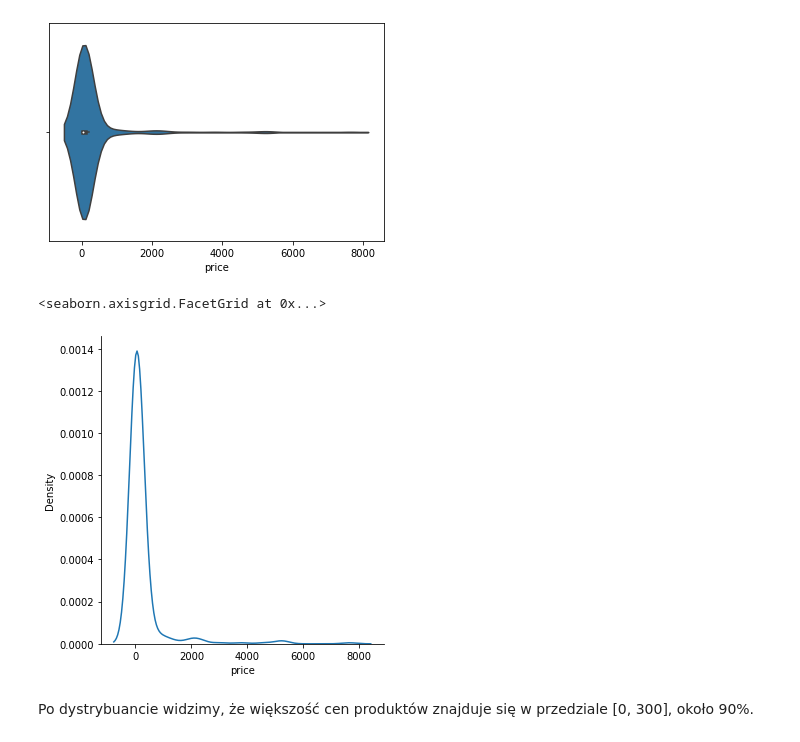
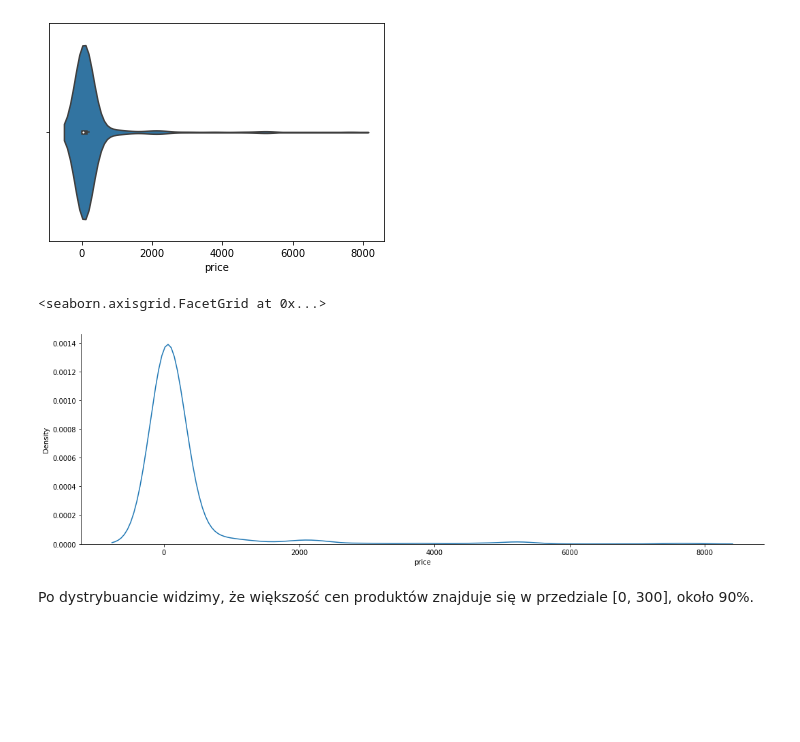
Before and after one commit to jakubZiel/AI-Engineering, a Jupyter notebook: notebooks/data_analysis.ipynb, the cells around one changed output. Saved outputs shown, nothing was run; the diff lists cells and outputs as text; code cells hidden in the pictures; blank space fills up the shorter version.

Commit message:
aggregated data analysis

```diff
--- a/notebooks/data_analysis.ipynb
+++ b/notebooks/data_analysis.ipynb
@@ -217,10 +223,10 @@ sbn.violinplot(data=productsDF, x='price')
 <AxesSubplot:xlabel='price'>
 [figure]
 # %%
-sbn.displot(data=productsDF, x='price', kind='kde')
+sbn.displot(data=productsDF, x='price', kind='kde', aspect=3,)
 # %% [output]
 <seaborn.axisgrid.FacetGrid at 0x...>
-[figure, old version]
+[figure, new version]
 # %% [markdown]
 Po dystrybuancie widzimy, że większość cen produktów znajduje się w przedziale [0, 300], około 90%.
 # %% [markdown]
```
Also changed, not shown: parts of 7 cells of this notebook, 1 other file.
